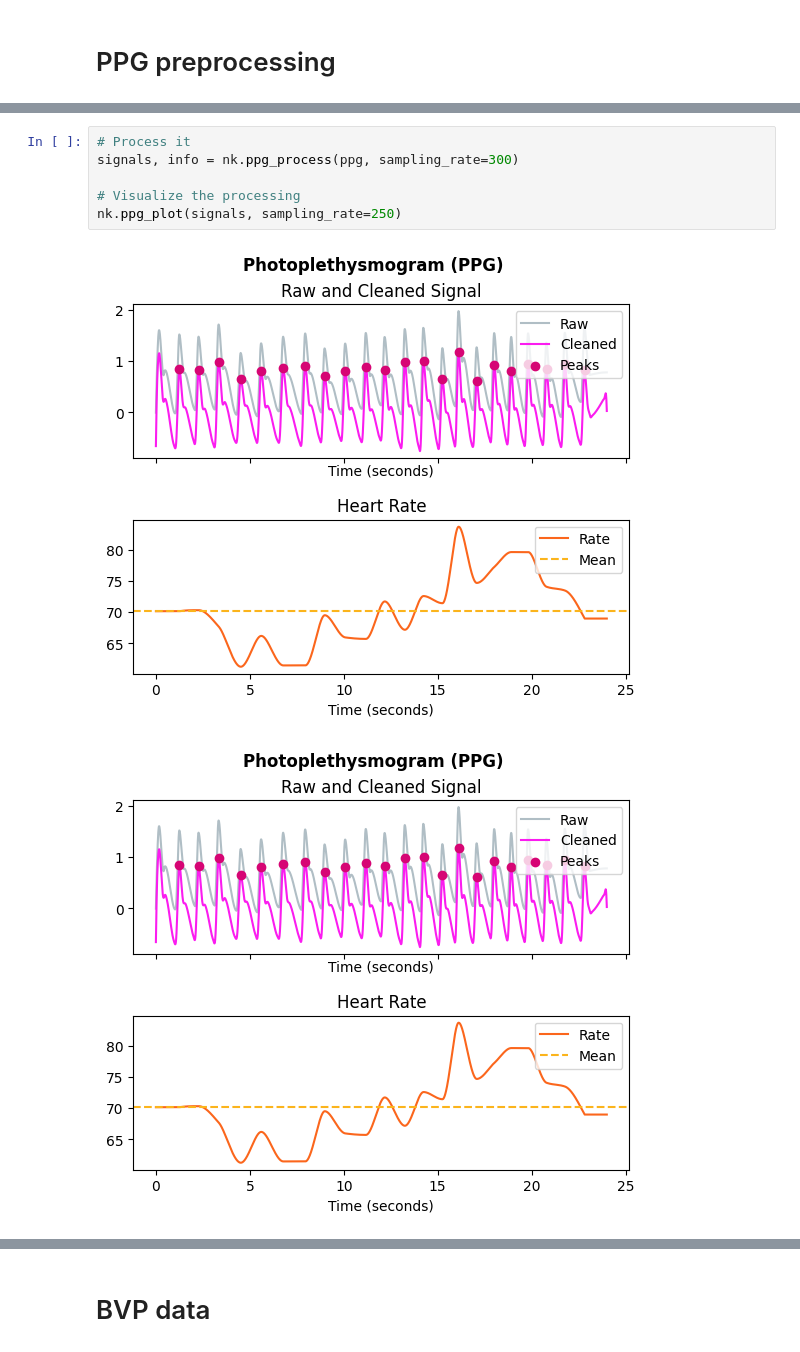
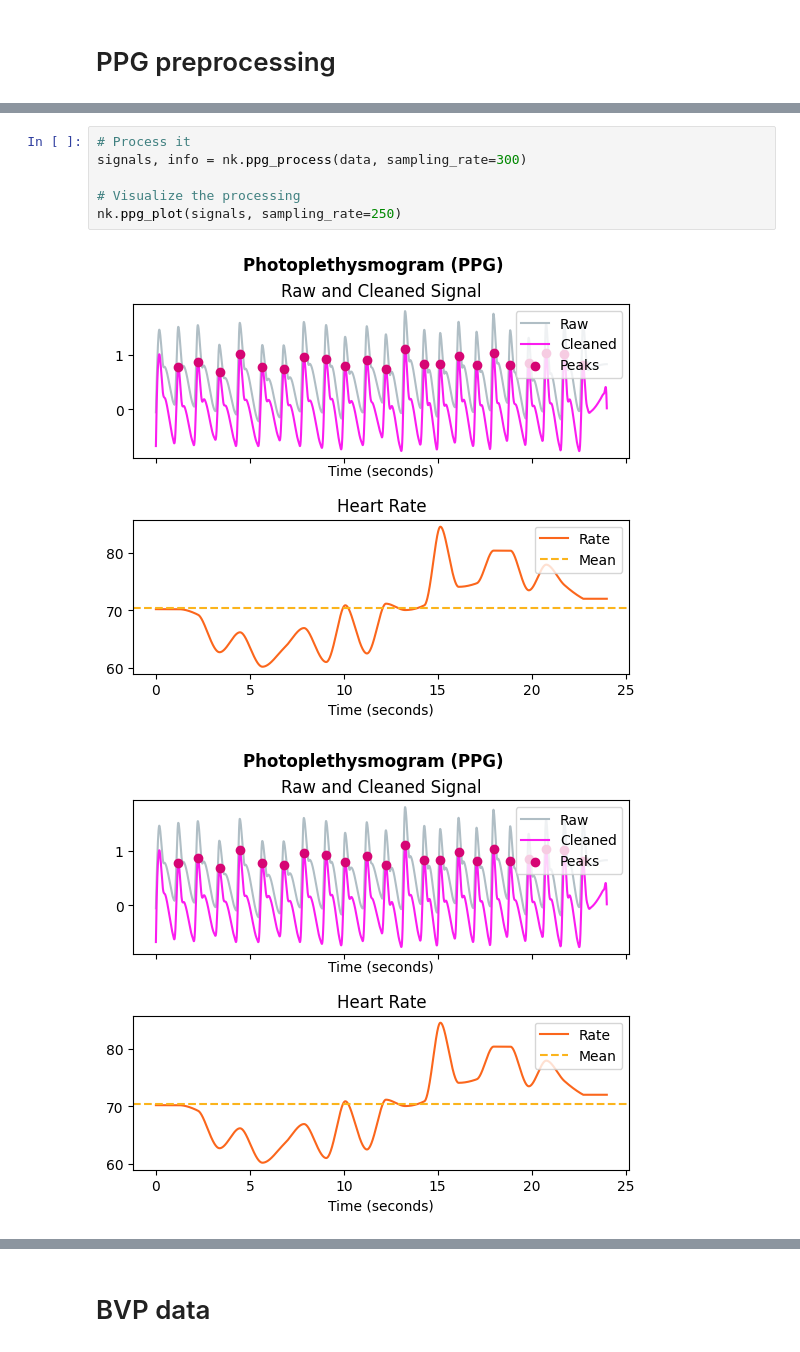
Before and after one commit to aacudad/EPO4-C2, a Jupyter notebook: PPG_preprocessing.ipynb, the cells around one changed output, grey strips where cells are left out. Cells and saved outputs as stored; diff of their text form.

```diff
--- a/PPG_preprocessing.ipynb
+++ b/PPG_preprocessing.ipynb
@@ -22,12 +22,12 @@ plt.plot(data)
 # %%
 # Process it
-signals, info = nk.ppg_process(ppg, sampling_rate=300)
+signals, info = nk.ppg_process(data, sampling_rate=300)
 
 # Visualize the processing
 nk.ppg_plot(signals, sampling_rate=250)
 # %% [output]
-[figure, old version]
+[figure, new version]
-[figure, old version]
+[figure, new version]
 # %%
 ppg_elgendi_clean = nk.ppg_clean(ppg, method='elgendi', sampling_rate=300)
 ppg_nabian_clean = nk.ppg_clean(ppg, method='nabian2018')
```
Also changed, not shown: parts of 10 cells of this notebook.
